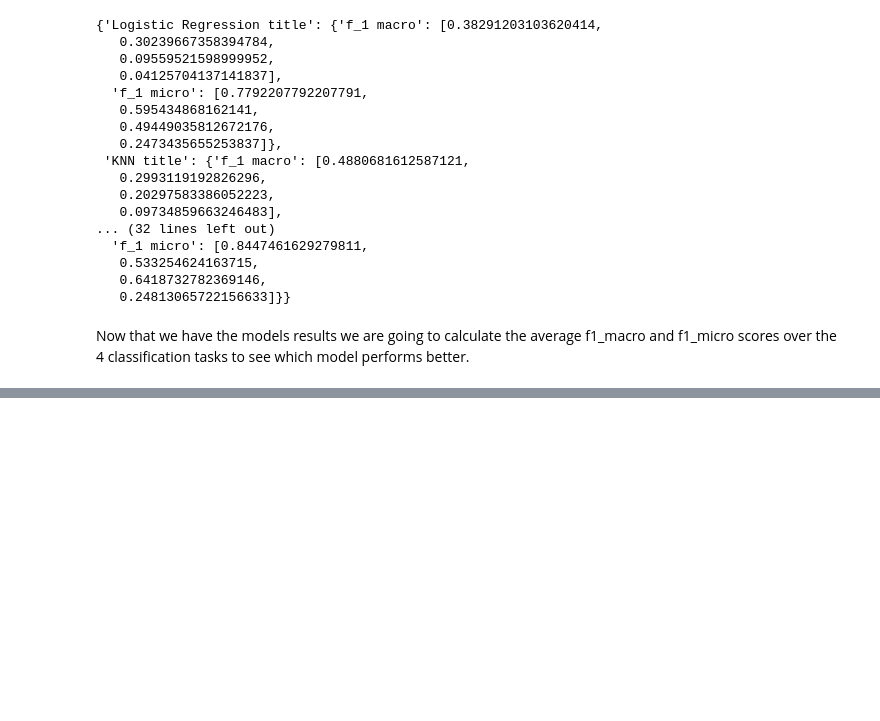
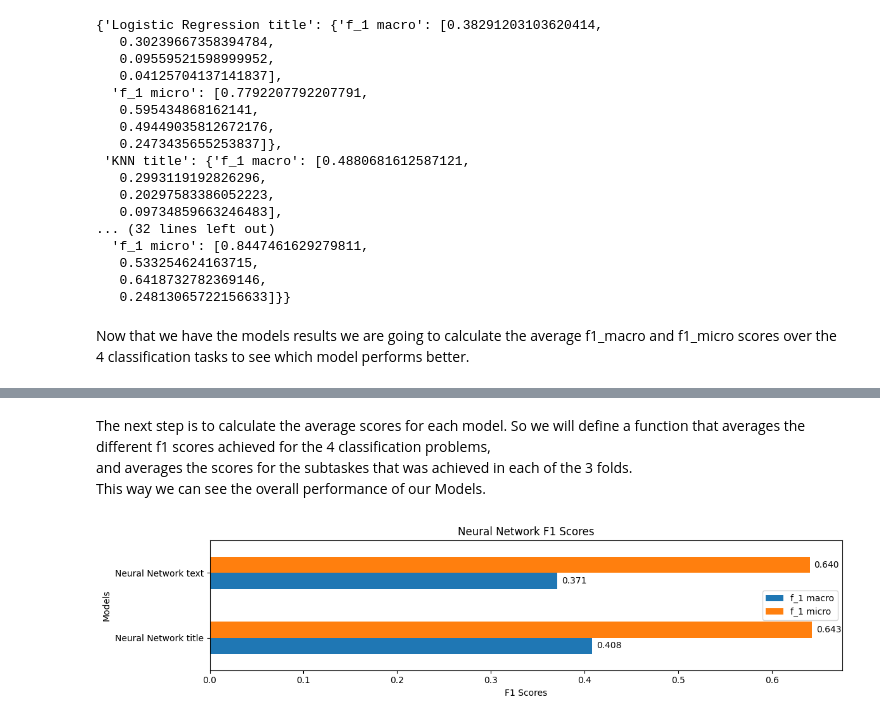
Before and after one commit to ManosMavr/food-hazard-detection-semeval, a Jupyter notebook: model_benchmarks.ipynb, the cells around one changed output, grey strips where cells are left out. Drawn from its saved outputs; the diff is of its cells as text; code cells hidden in the pictures; blank space fills up the shorter version.

```diff
--- a/model_benchmarks.ipynb
+++ b/model_benchmarks.ipynb
@@ -459,0 +634,3 @@ plt.show()
+# %%
+# Initializing a dictionary to save the Neural Network results
+nn_results ={}
@@ -459,0 +831,4 @@ plt.show()
+# %% [markdown]
+The next step is to calculate the average scores for each model. So we will define a function that averages the different f1 scores achieved for the 4 classification problems,\
+and averages the scores for the subtaskes that was achieved in each of the 3 folds.\
+This way we can see the overall performance of our Models.
@@ -459,0 +869,16 @@ plt.show()
+# %%
+# Create the plot
+plt.figure(figsize=(12, 3))
+ax = nn_avg_scores[['f_1 macro','f_1 micro']].plot.barh(ax=plt.gca())
+
+# Add value labels
+for container in ax.containers:
+    ax.bar_label(container, fmt='%.3f', padding=5)
+
+plt.title('Neural Network F1 Scores')
+plt.xlabel('F1 Scores')
+plt.ylabel('Models')
+plt.tight_layout()
+plt.show()
+# %% [output]
+[figure, added]
```
Also changed, not shown: parts of 37 cells of this notebook.
